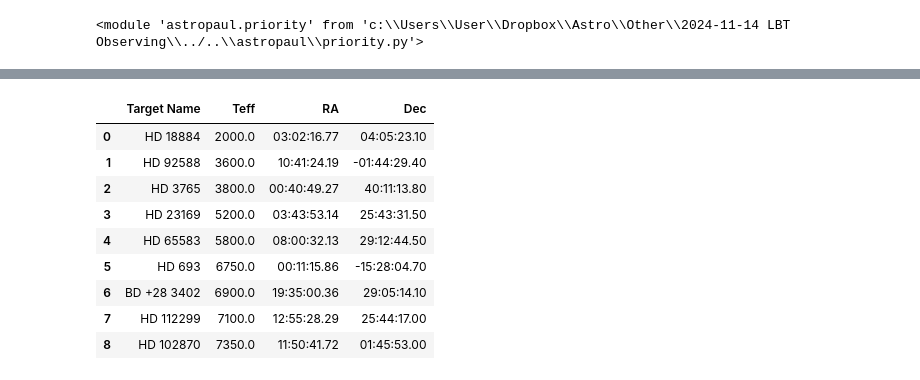
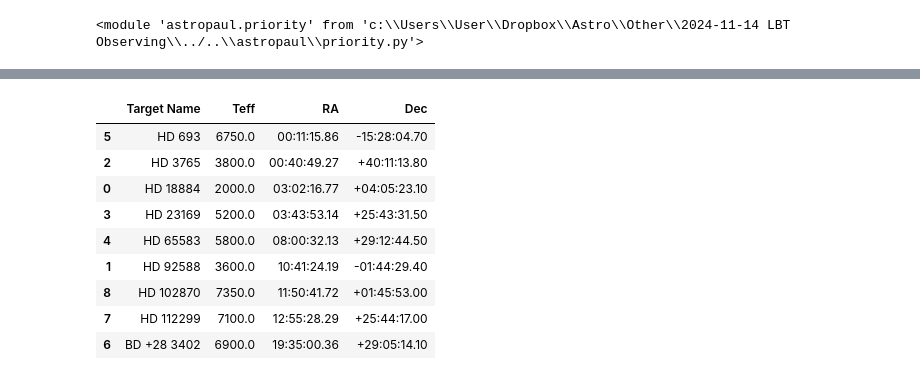
Before and after one commit to CvillePaul/Work, a Jupyter notebook: 2024-11-14 LBT Observing/2024-11-23 LBT Observing.ipynb, the cells around one changed output, grey strips where cells are left out. Drawn from its saved outputs; the diff is of its cells as text; code cells hidden in the pictures.

```diff
--- a/2024-11-14 LBT Observing/2024-11-23 LBT Observing.ipynb
+++ b/2024-11-14 LBT Observing/2024-11-23 LBT Observing.ipynb
@@ -47,19 +62,15 @@ already_viewed_2024B = {
     "TIC 414026507",  # 2024-10-31 02:12:56
     "TIC 427092089",  # 2024-10-31 02:22:29
     "TIC 52856877",  # 2024-11-01 06:02:56
+    # "TIC 283940788", # 2024-11-23
+    # "TIC 307119043", # 2024-11-23
+    # "TIC 454140642", # 2024-11-23
+    # "TIC 336882813", # 2024-11-23
+    # "TIC 123098844", # 2024-11-24 (UT 01:10)
+    # "TIC 389836747", # 2024-11-24 (UT 06:30)
+    # "TIC 336882813", # 2024-11-24 (UT 08:35)
 }
 already_viewed_2024B.remove("TIC 470710327") # this one is special and deserves additional followup observations
-
-calibration_targets_to_use = {
-    "HD 23169",
-    "HD 65583",
-    "HD 693",
-    "HD 112299",
-    "HD 102870",
-    "HIP 104548",
-    "HIP 16518",
-    "HIP 38979",
-}
 
 pepsi_args = {
     "fiber": "300",
@@ -85,30 +96,19 @@ creator.steps = [
     partial(tlc.filter_targets, criteria=lambda df: (df["Spectra Count"] > 0)),
     partial(tlc.filter_targets, criteria=lambda df: (df["List LBT 2024B"])),
     partial(tlc.concat_dataframe, other_df=pd.read_csv("Calibration Targets.csv")),
-    # partial(tlc.filter_targets, inverse=True, criteria=lambda df: (df["Target Type"].str.contains("Standard")) & (df["Target Name"].isin(calibration_targets_to_use) == False)),
     partial(tlc.add_observability, observing_session=session, calc_max_altitude=True, calc_moon_distance=True),
     partial(tlc.filter_targets, criteria=lambda df: (df["Observable Every Night"])),
-    # partial(
-    #     tlc.filter_targets, inverse=True, criteria=lambda df: (df["Target Type"] == "QuadEB") & (df["Observable Max Alt"] < 45)
-    # ),
+    partial(tlc.filter_targets, criteria=lambda df: (df["Observable Max Alt"] > 40)),
     partial(tlc.filter_targets, inverse=True, criteria=lambda df: np.isnan(df["Teff"])),
     partial(lbt.add_pepsi_params, **pepsi_args),
     partial(tlc.filter_targets, criteria=lambda df: df["PEPSI exp_time"] < 660),
 ]
 tl = creator.calculate(verbose=False)
-
 tl.target_list["PEPSI notes"] = [type.replace("QuadEB", "Science Target") for type in tl.target_list["Target Type"]]
-
-# remove secondary columns
-# for group, (_, cols) in tl.column_groups.items():
-#     if group == "Target":
-#         continue
-#     tl.target_list.drop(columns=cols, inplace=True)
+tl.to_html(f"{name}.html")
+readme = lbt.write_lbt_readme_file("UVa_Multistar", tl.target_list)
 
 print(tl.summarize())
-
-tl.to_html(f"{name}.html")
-# lbt.write_lbt_readme_file("UVa_Multistar", tl.target_list)
 print(f"{np.sum(tl.target_list["PEPSI exp_time"])/60:.1f} minutes")
-tl.target_list[["Target Name", "RA", "Dec", "Observable Min Moon Dist"]]
+tl.target_list
 # %% [output]
@@ -332,13 +300,13 @@ final
 # %%
-tl.target_list[tl.target_list["Target Type"] == "RV Standard"].sort_values("Teff")[["Target Name", "Teff", "RA", "Dec"]]
+tl.target_list[tl.target_list["Target Type"] == "RV Standard"].sort_values("ra")[["Target Name", "Teff", "RA", "Dec"]]
 # %% [output]
 |  | Target Name | Teff | RA | Dec |
-| 0 | HD 18884 | 2000.0 | 03:02:16.77 | 04:05:23.10 |
+| 5 | HD 693 | 6750.0 | 00:11:15.86 | -15:28:04.70 |
+| 2 | HD 3765 | 3800.0 | 00:40:49.27 | +40:11:13.80 |
+| 0 | HD 18884 | 2000.0 | 03:02:16.77 | +04:05:23.10 |
+| 3 | HD 23169 | 5200.0 | 03:43:53.14 | +25:43:31.50 |
+| 4 | HD 65583 | 5800.0 | 08:00:32.13 | +29:12:44.50 |
 | 1 | HD 92588 | 3600.0 | 10:41:24.19 | -01:44:29.40 |
-| 2 | HD 3765 | 3800.0 | 00:40:49.27 | 40:11:13.80 |
-| 3 | HD 23169 | 5200.0 | 03:43:53.14 | 25:43:31.50 |
-| 4 | HD 65583 | 5800.0 | 08:00:32.13 | 29:12:44.50 |
-| 5 | HD 693 | 6750.0 | 00:11:15.86 | -15:28:04.70 |
-| 6 | BD +28 3402 | 6900.0 | 19:35:00.36 | 29:05:14.10 |
-| 7 | HD 112299 | 7100.0 | 12:55:28.29 | 25:44:17.00 |
-| 8 | HD 102870 | 7350.0 | 11:50:41.72 | 01:45:53.00 |
+| 8 | HD 102870 | 7350.0 | 11:50:41.72 | +01:45:53.00 |
+| 7 | HD 112299 | 7100.0 | 12:55:28.29 | +25:44:17.00 |
+| 6 | BD +28 3402 | 6900.0 | 19:35:00.36 | +29:05:14.10 |
```
Also changed, not shown: parts of 10 cells of this notebook.
